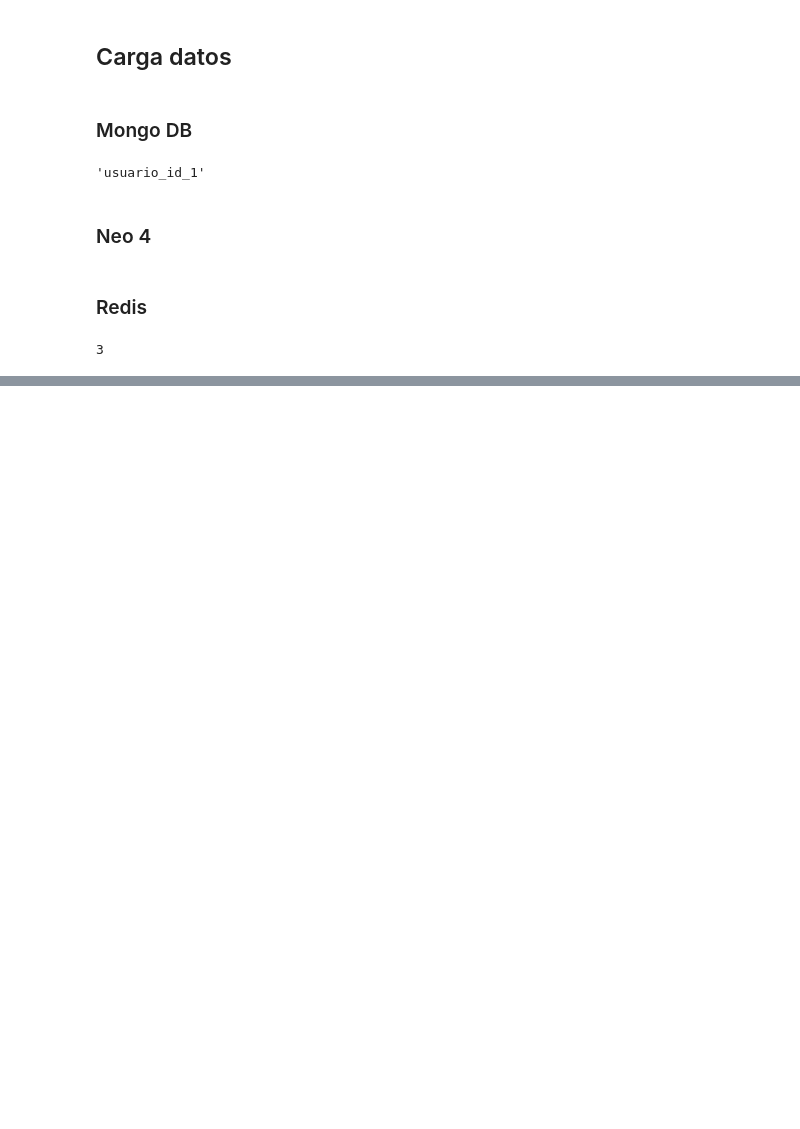
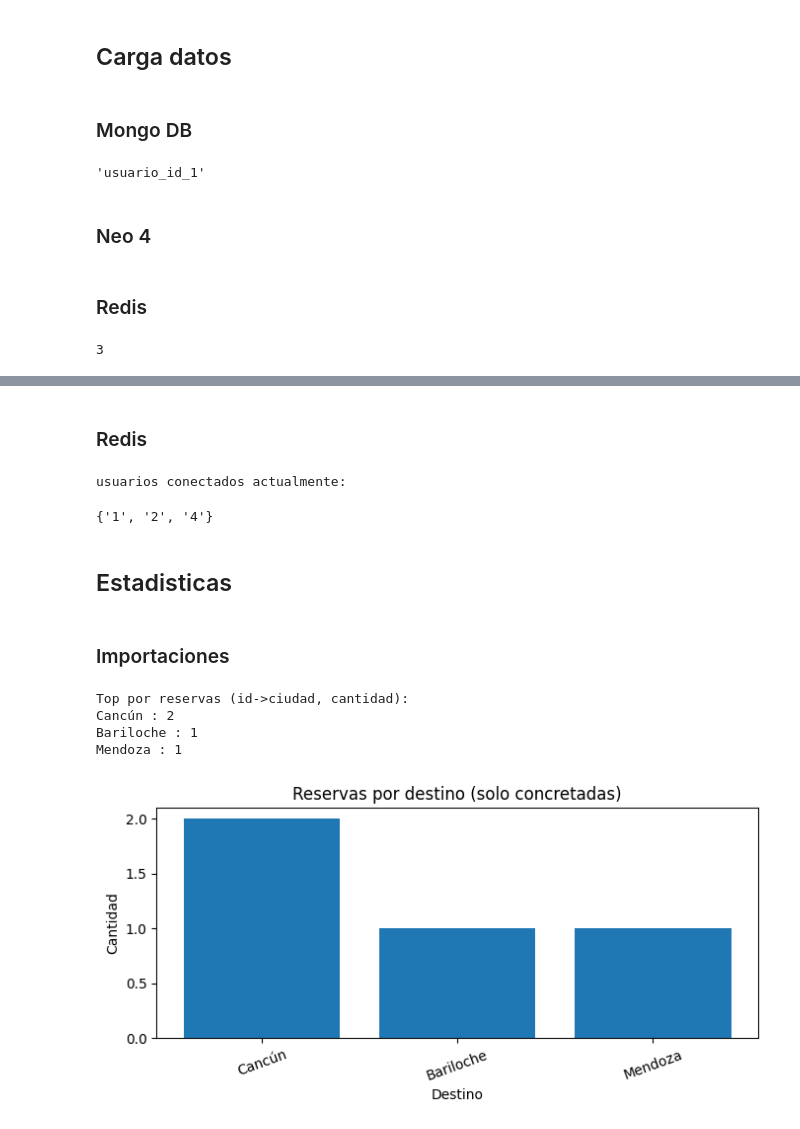
Before and after one commit to FeliMengoni/bd-integrador, a Jupyter notebook: notebooks/carga.ipynb, the cells around one changed output, grey strips where cells are left out. Cells and saved outputs as stored; diff of their text form; code cells hidden in the pictures; blank space fills up the shorter version.

```diff
--- a/notebooks/carga.ipynb
+++ b/notebooks/carga.ipynb
@@ -144,0 +295,13 @@ r.sadd("online:usuarios", 1, 2, 4)
+# %% [markdown]
+### Redis
+# %%
+# --------
+print('usuarios conectados actualmente:')
+r.smembers('online:usuarios')
+# %% [output]
+usuarios conectados actualmente:
+{'1', '2', '4'}
+# %% [markdown]
+## Estadisticas
+# %% [markdown]
+### Importaciones
@@ -144,0 +311,39 @@ r.sadd("online:usuarios", 1, 2, 4)
+# %%
+# Considero SOLO reservas concretadas (Confirmada/Pagada)
+destinos = list(db.reservas.aggregate([
+    {"$match": {"estado": {"$in": ["Confirmada", "Pagada"]}}},
+    {"$group": {"_id": "$destino_id", "cantidad": {"$sum": 1}}},
+    {"$sort": {"cantidad": -1}}
+]))
+# Mapeo destino_id -> ciudad desde Mongo (no listas en memoria)
+destinos_df = pd.DataFrame(list(db.destinos.find({}, {"_id":0, "destino_id":1, "ciudad":1})))
+id_ciudad = pd.Series(destinos_df.ciudad.values, index=destinos_df.destino_id).to_dict()
+
+print("Top por reservas (id->ciudad, cantidad):")
+for a in destinos:
+    print(f"{id_ciudad.get(a['_id'], 0)} : {a['cantidad']}")
+
+# Grafico
+ciudades = []
+for a in destinos:
+    valor = id_ciudad.get(a["_id"], str(a["_id"]))
+    ciudades.append(valor)
+
+valores = []
+for a in destinos:
+    valores.append(a["cantidad"])
+
+plt.figure(figsize=(7,3.5))
+plt.bar(ciudades, valores)
+plt.title("Reservas por destino (solo concretadas)")
+plt.ylabel("Cantidad")
+plt.xlabel("Destino")
+plt.xticks(rotation=20)
+plt.tight_layout()
+plt.show()
+# %% [output]
+Top por reservas (id->ciudad, cantidad):
+Cancún : 2
+Bariloche : 1
+Mendoza : 1
+[figure, added]
```
Also changed, not shown: parts of 19 cells of this notebook, 4 other files.
